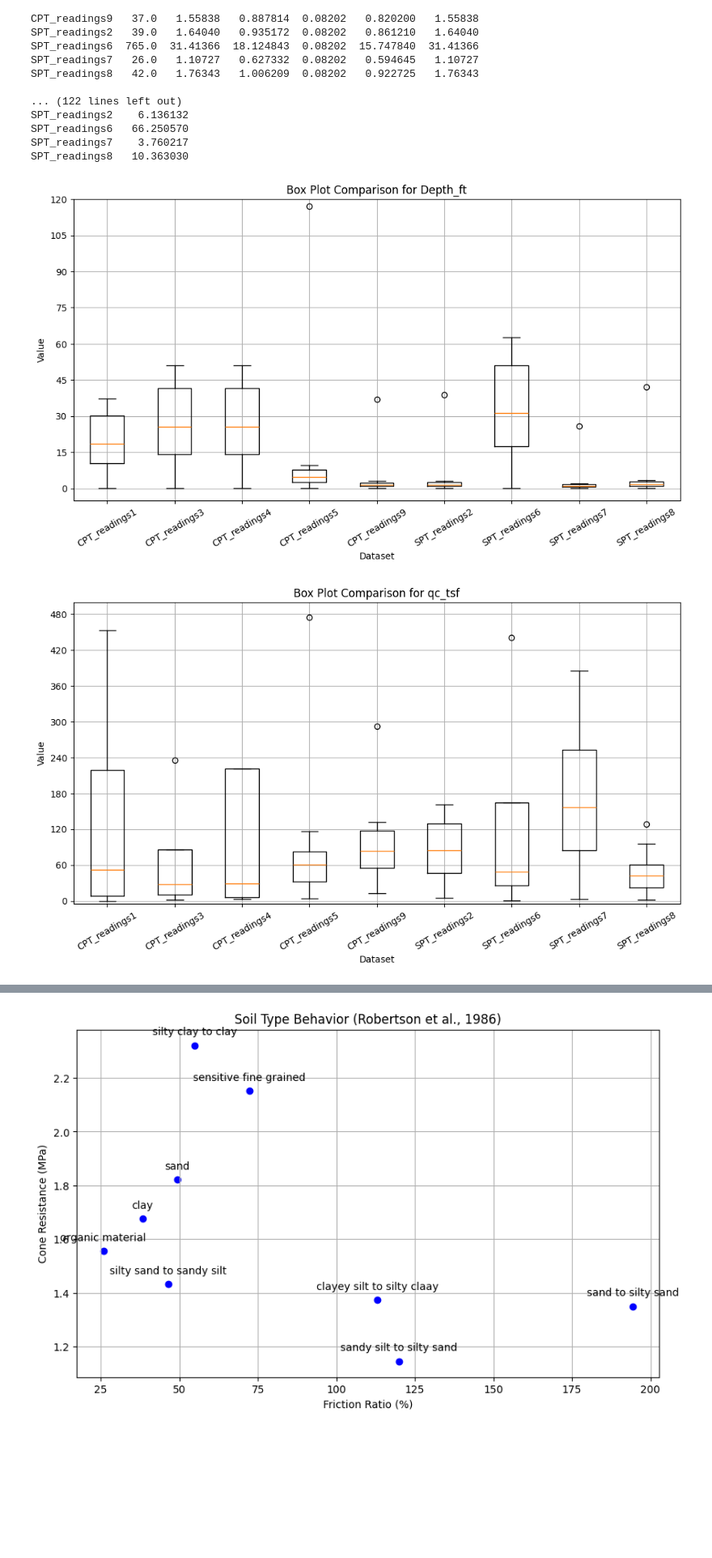
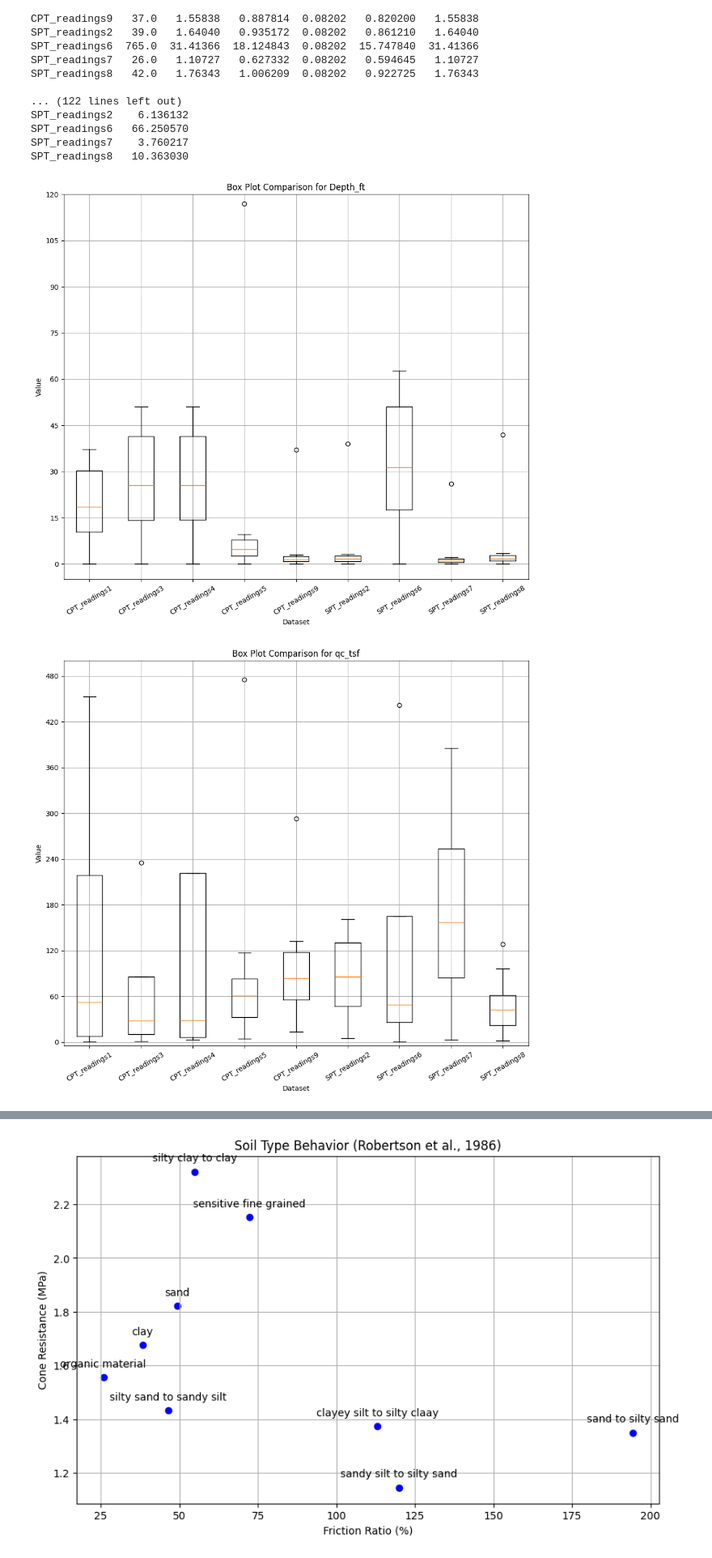
Before and after one commit to iGeology-Illinois/geol-581-module-3-principles-of-uncertainty-chapter-4-seanb7, a Jupyter notebook: Python Lab 4.ipynb, the cells around one changed output, grey strips where cells are left out. Shown at 81% size. Saved outputs shown, nothing was run; the diff lists cells and outputs as text; code cells hidden in the pictures; blank space fills up the shorter version.

```diff
--- a/Python Lab 4.ipynb
+++ b/Python Lab 4.ipynb
@@ -429,34 +429,34 @@ for column in key_columns:
             data[file_name] = row_data.dropna() if hasattr(row_data, 'dropna') else row_data # Handle single values
 
     if data:
-        fig, ax = plt.subplots(figsize=(12, 6)) # Create fig and ax
+        fig, ax = plt.subplots(figsize=(12, 10)) # Create fig and ax
         ax.boxplot(data.values(), labels=data.keys(), vert=True) # Use ax for boxplot
         ax.set_title(f"Box Plot Comparison for {column}") # Use ax for title
         ax.set_ylabel("Value") # Use ax for ylabel
         ax.set_xlabel("Dataset") # Use ax for xlabel
         plt.xticks(rotation=30)
         ax.grid(True) # Use ax for grid
 
 
 
 
        # Now you can use MaxNLocator on ax
         ax.yaxis.set_major_locator(MaxNLocator(integer=True))  # Ensure y-axis labels are integers
         # Set the y-axis limits based on the current column using ax for all cases
         if column == "Depth_ft":
             ax.set_ylim(-5, 120)
         elif column == "qc_tsf":
             ax.set_ylim(-5, 500)
         elif column == "qt_tsf":
             ax.set_ylim(-5, 500)
         elif column == "fs_tsf":
             ax.set_ylim(-5, 50)
         elif column == "u_ft":
             ax.set_ylim(-25, 240)
         elif column == "Rf_pct":
             ax.set_ylim(-5, 120)
 
         plt.show()
 # %% [output]
-[figure, old version]
+[figure, new version]
-[figure, old version]
+[figure, new version]
```
Also changed, not shown: parts of 2 cells of this notebook.
